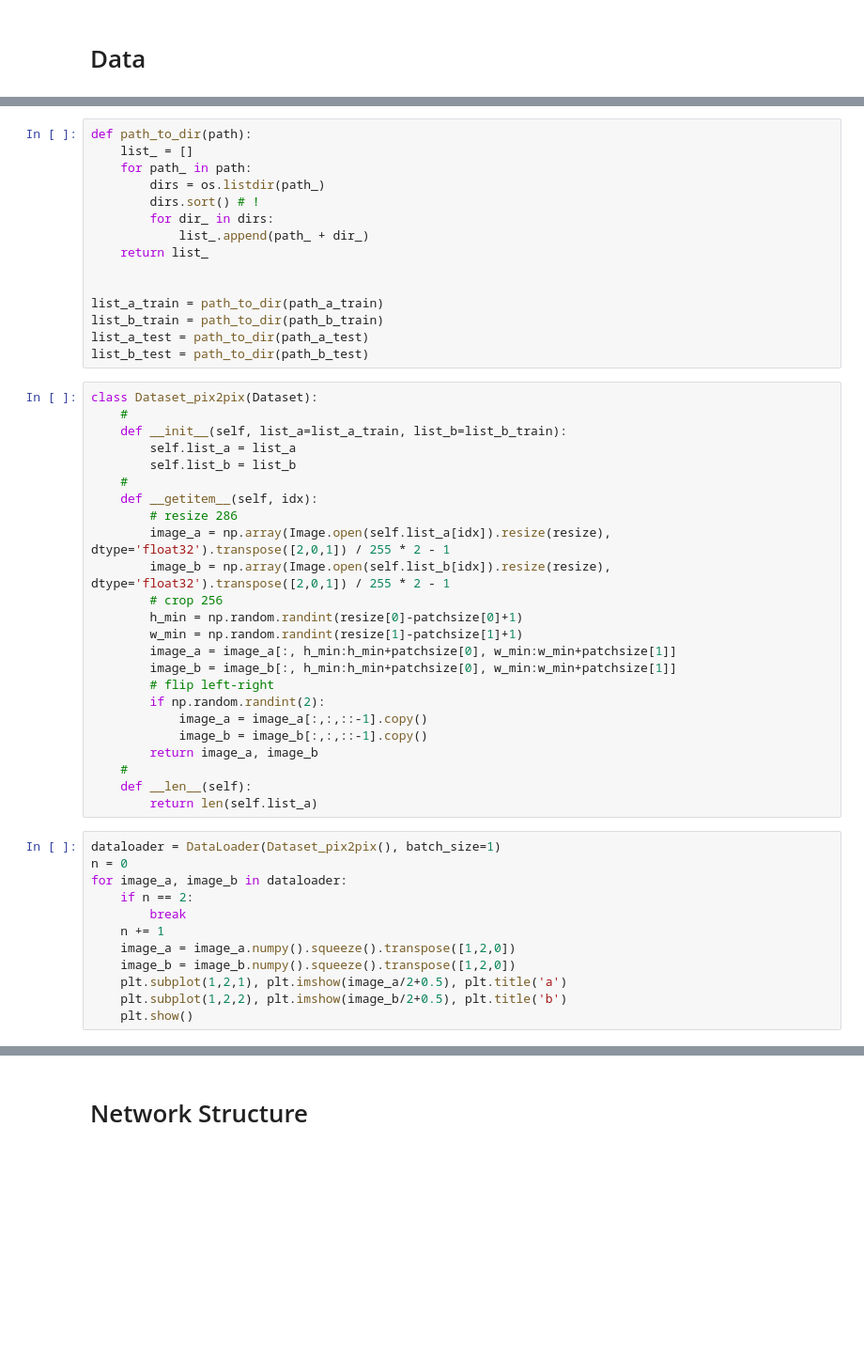
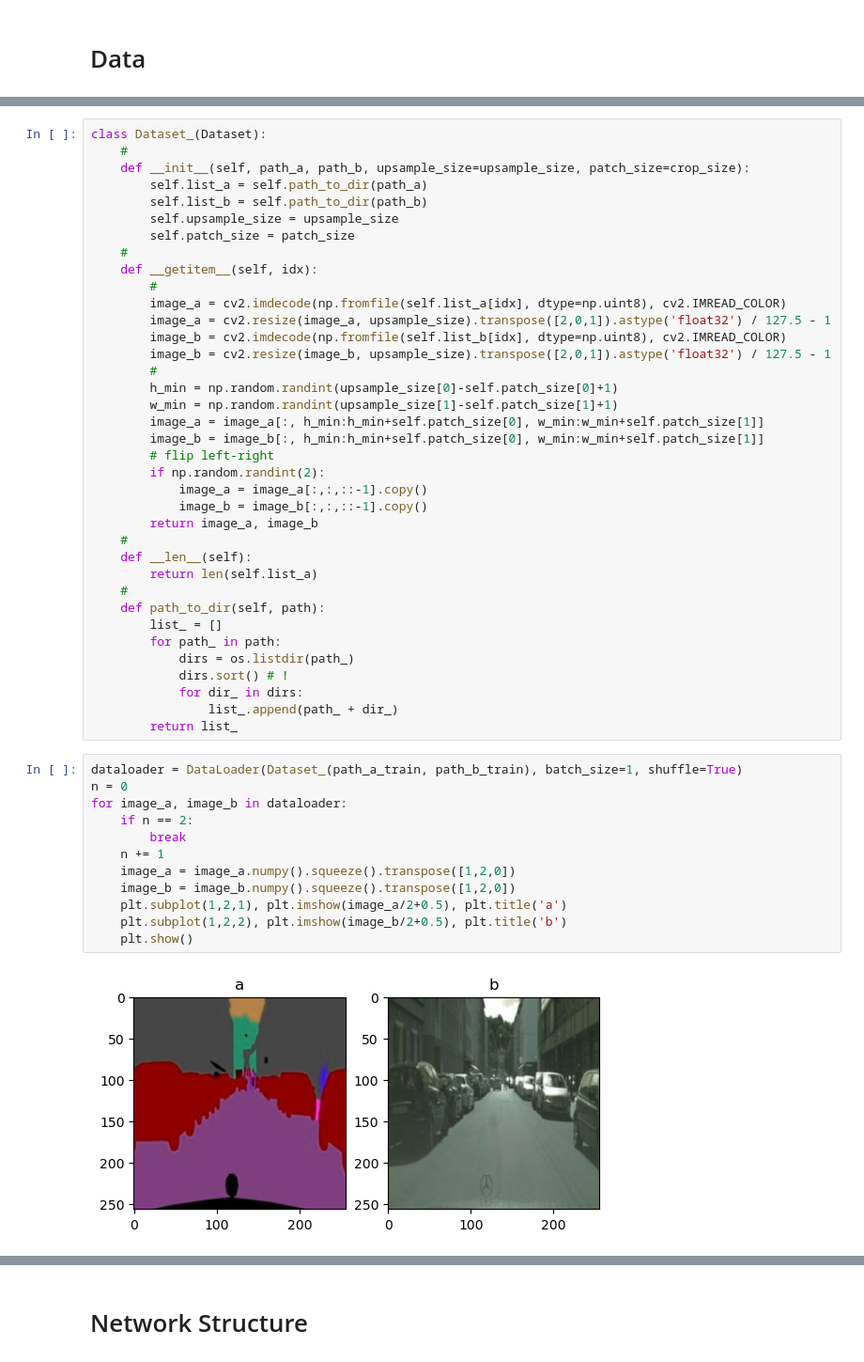
Before and after one commit to 924544296/Deep-Learning-Demo, a Jupyter notebook: pix2pix.ipynb, the cells around one changed output, grey strips where cells are left out. Shown at 94% size. Drawn from its saved outputs; the diff is of its cells as text; blank space fills up the shorter version.

```diff
--- a/pix2pix.ipynb
+++ b/pix2pix.ipynb
@@ -36,37 +35,26 @@ num_workers = 4
 learning_rate_g = 2e-4
 learning_rate_d = 2e-4
 epochs = 200
-# %%
-def path_to_dir(path):
-    list_ = []
-    for path_ in path:
-        dirs = os.listdir(path_)
-        dirs.sort() # !
-        for dir_ in dirs:
-            list_.append(path_ + dir_)
-    return list_
-
-
-list_a_train = path_to_dir(path_a_train)
-list_b_train = path_to_dir(path_b_train)
-list_a_test = path_to_dir(path_a_test)
-list_b_test = path_to_dir(path_b_test)
 # %%
-class Dataset_pix2pix(Dataset):
+class Dataset_(Dataset):
     #
-    def __init__(self, list_a=list_a_train, list_b=list_b_train):
-        self.list_a = list_a
-        self.list_b = list_b
+    def __init__(self, path_a, path_b, upsample_size=upsample_size, patch_size=crop_size):
+        self.list_a = self.path_to_dir(path_a)
+        self.list_b = self.path_to_dir(path_b)
+        self.upsample_size = upsample_size
+        self.patch_size = patch_size
     #
     def __getitem__(self, idx):
-        # resize 286
-        image_a = np.array(Image.open(self.list_a[idx]).resize(resize), dtype='float32').transpose([2,0,1]) / 255 * 2 - 1
-        image_b = np.array(Image.open(self.list_b[idx]).resize(resize), dtype='float32').transpose([2,0,1]) / 255 * 2 - 1
-        # crop 256
-        h_min = np.random.randint(resize[0]-patchsize[0]+1)
-        w_min = np.random.randint(resize[1]-patchsize[1]+1)
-        image_a = image_a[:, h_min:h_min+patchsize[0], w_min:w_min+patchsize[1]]
-        image_b = image_b[:, h_min:h_min+patchsize[0], w_min:w_min+patchsize[1]]
+        #
+        image_a = cv2.imdecode(np.fromfile(self.list_a[idx], dtype=np.uint8), cv2.IMREAD_COLOR)
+        image_a = cv2.resize(image_a, upsample_size).transpose([2,0,1]).astype('float32') / 127.5 - 1
+        image_b = cv2.imdecode(np.fromfile(self.list_b[idx], dtype=np.uint8), cv2.IMREAD_COLOR)
+        image_b = cv2.resize(image_b, upsample_size).transpose([2,0,1]).astype('float32') / 127.5 - 1
+        #
+        h_min = np.random.randint(upsample_size[0]-self.patch_size[0]+1)
+        w_min = np.random.randint(upsample_size[1]-self.patch_size[1]+1)
+        image_a = image_a[:, h_min:h_min+self.patch_size[0], w_min:w_min+self.patch_size[1]]
+        image_b = image_b[:, h_min:h_min+self.patch_size[0], w_min:w_min+self.patch_size[1]]
         # flip left-right
         if np.random.randint(2):
             image_a = image_a[:,:,::-1].copy()
@@ -75,15 +63,26 @@ class Dataset_pix2pix(Dataset):
     #
     def __len__(self):
         return len(self.list_a)
+    #
+    def path_to_dir(self, path):
+        list_ = []
+        for path_ in path:
+            dirs = os.listdir(path_)
+            dirs.sort() # !
+            for dir_ in dirs:
+                list_.append(path_ + dir_)
+        return list_
 # %%
-dataloader = DataLoader(Dataset_pix2pix(), batch_size=1)
+dataloader = DataLoader(Dataset_(path_a_train, path_b_train), batch_size=1, shuffle=True)
 n = 0
 for image_a, image_b in dataloader:
     if n == 2:
         break
     n += 1
     image_a = image_a.numpy().squeeze().transpose([1,2,0])
     image_b = image_b.numpy().squeeze().transpose([1,2,0])
     plt.subplot(1,2,1), plt.imshow(image_a/2+0.5), plt.title('a')
     plt.subplot(1,2,2), plt.imshow(image_b/2+0.5), plt.title('b')
     plt.show()
+# %% [output]
+[figure, added]
```
Also changed, not shown: parts of 9 cells of this notebook, 13 other files.
